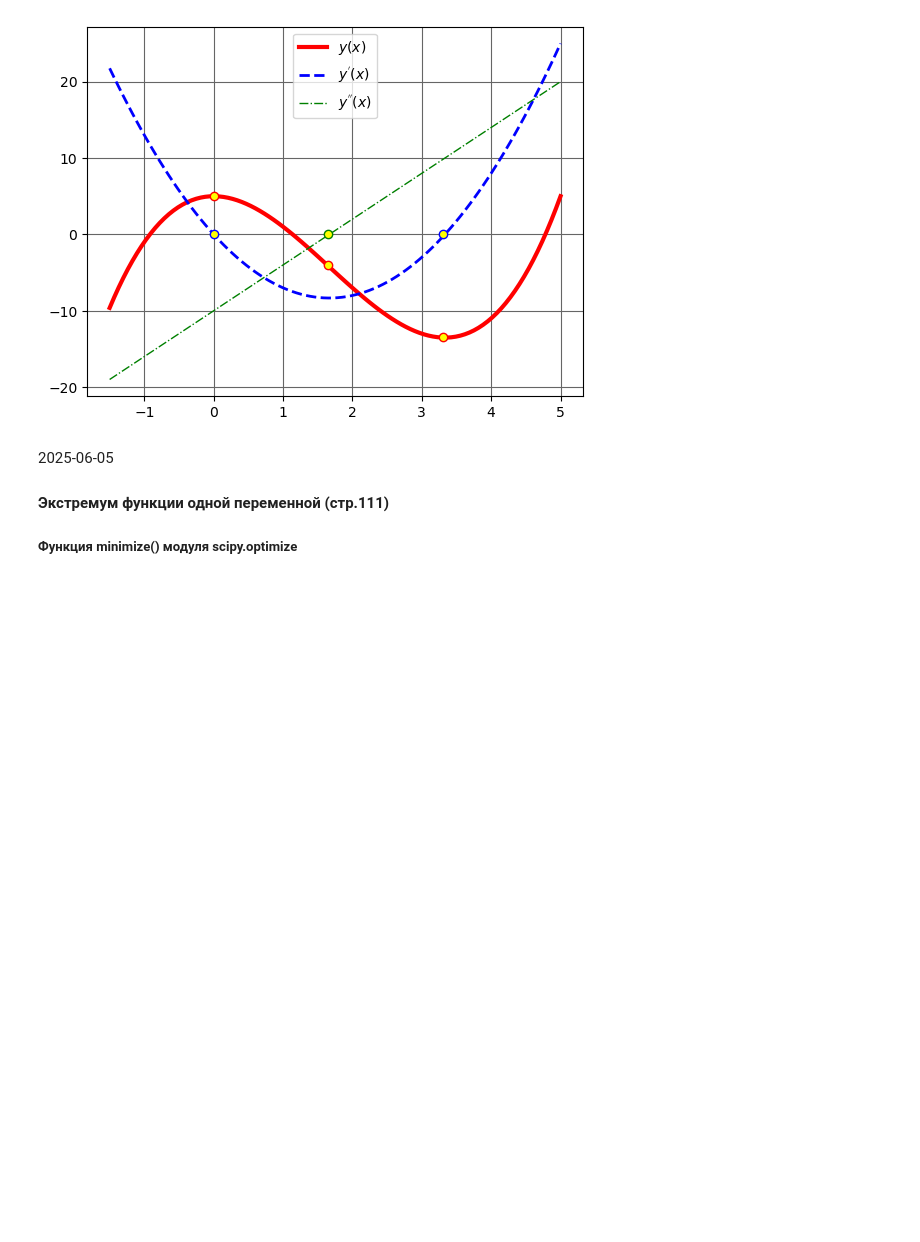
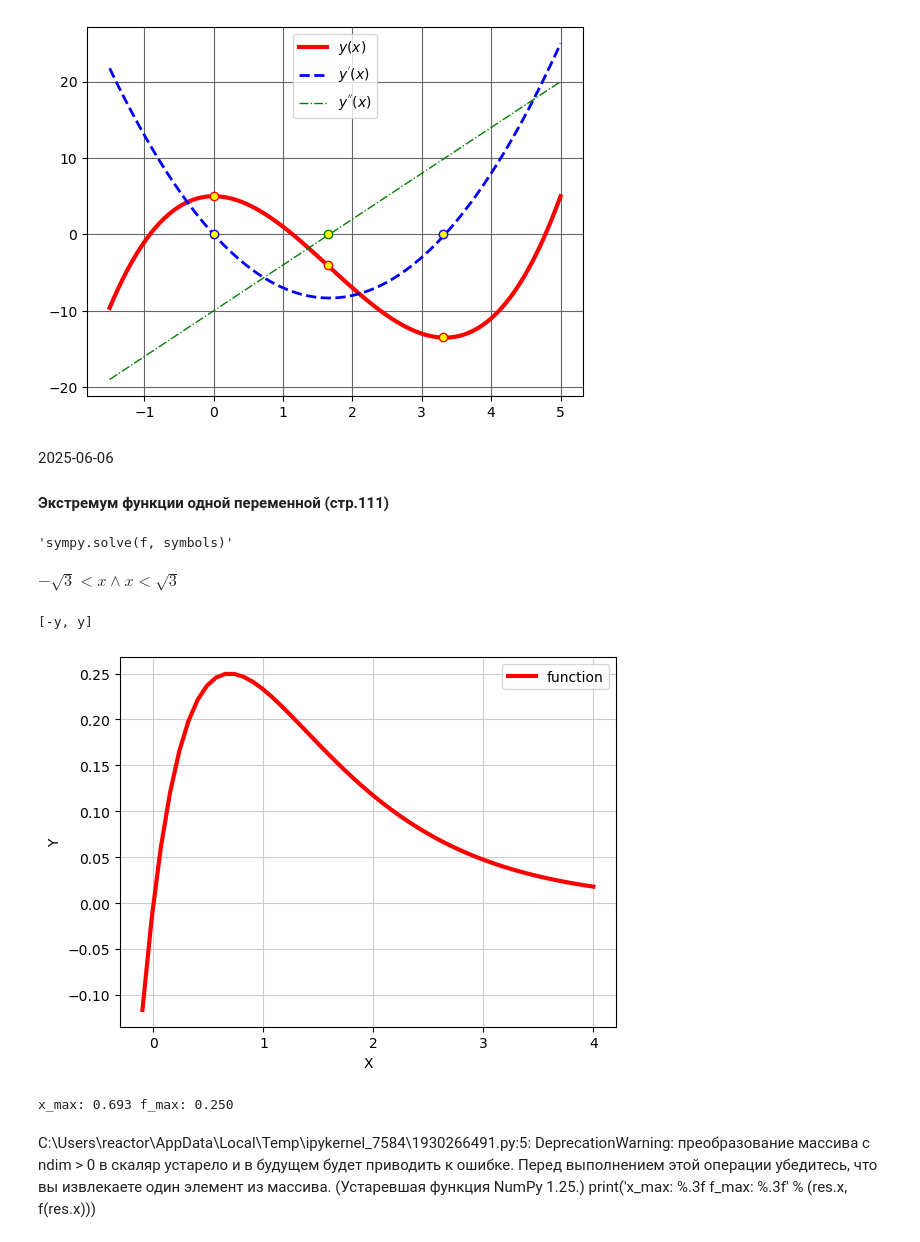
Before and after one commit to igor-novozhilov/Math_with_Python, a Jupyter notebook: 2025-05-13_Matematika_na_Python.ipynb, the cells around one changed output. Saved outputs shown, nothing was run; the diff lists cells and outputs as text; code cells hidden in the pictures; blank space fills up the shorter version.

```diff
--- a/2025-05-13_Matematika_na_Python.ipynb
+++ b/2025-05-13_Matematika_na_Python.ipynb
@@ -645,6 +645,59 @@ plt.show()
 # %% [output]
 [figure]
 # %% [markdown]
-2025-06-05
+2025-06-06
 #### Экстремум функции одной переменной (стр.111)
-##### Функция minimize() модуля scipy.optimize
+# %%
+# Функция minimize() модуля scipy.optimize
+# ищет минимум функции одним из итерационных методов, начиная с заданного значения
+import sympy as sp
+from scipy.optimize import minimize # импорт модуля
+"scipy.optimize.minimize(fun, x0, args=(), method=None, jac=None, hess=None)"
+
+# Функция solve() библиотеки sympy    ищет корни уравнения или системы уравнений
+# Необходимы признак экстремума - стационарная/критическая точка = производная = 0
+# Достаточный признак экстремума - Если существует вторая производная и первая = 0, а вторая !=0, то функция достигает минимума/максимума в точке
+"sympy.solve(f, symbols)"
+# %% [output]
+'sympy.solve(f, symbols)'
+# %%
+import sympy as sp
+from sympy import *
+x, y = symbols('x y')
+solve(x**2 < 3)
+# %% [output]
+$\displaystyle - \sqrt{3} < x \wedge x < \sqrt{3}$
+# %%
+solve(x**2 - y**2, x)
+# %% [output]
+[-y, y]
+# %%
+# Пример 14
+# Исследовать на экстремум функцию. Решение в scipy
+f = lambda x: np.exp(-x) - np.exp(-2*x)
+'График'
+import numpy as np
+import matplotlib.pyplot as plt
+x = np.linspace(-0.1, 4, 50)
+plt.plot(x, f(x), lw = 3, color = 'red', label = "function")
+plt.xlabel('X')
+plt.ylabel('Y')
+plt.grid(True, linestyle = '-', color = '0.8')
+plt.legend()
+plt.show()
+# %% [output]
+[figure, added]
+# %%
+'Максимум в точке ~ x = 0.5'
+'Максимум функции f ищем как минимум функции -f'
+f_max = lambda x: -(np.exp(-x) - np.exp(-2*x))
+res = minimize(f_max, -2)
+print('x_max: %.3f f_max: %.3f' % (res.x, f(res.x)))
+# %% [output]
+x_max: 0.693 f_max: 0.250
+# %% [markdown]
+C:\Users\reactor\AppData\Local\Temp\ipykernel_7584\1930266491.py:5:
+DeprecationWarning: преобразование массива с ndim > 0 в скаляр устарело и в будущем будет приводить к ошибке.
+Перед выполнением этой операции убедитесь, что вы извлекаете один элемент из массива.
+(Устаревшая функция NumPy 1.25.)
+print('x_max: %.3f f_max: %.3f' % (res.x, f(res.x)))
```
Also changed, not shown: parts of 5 cells of this notebook.
